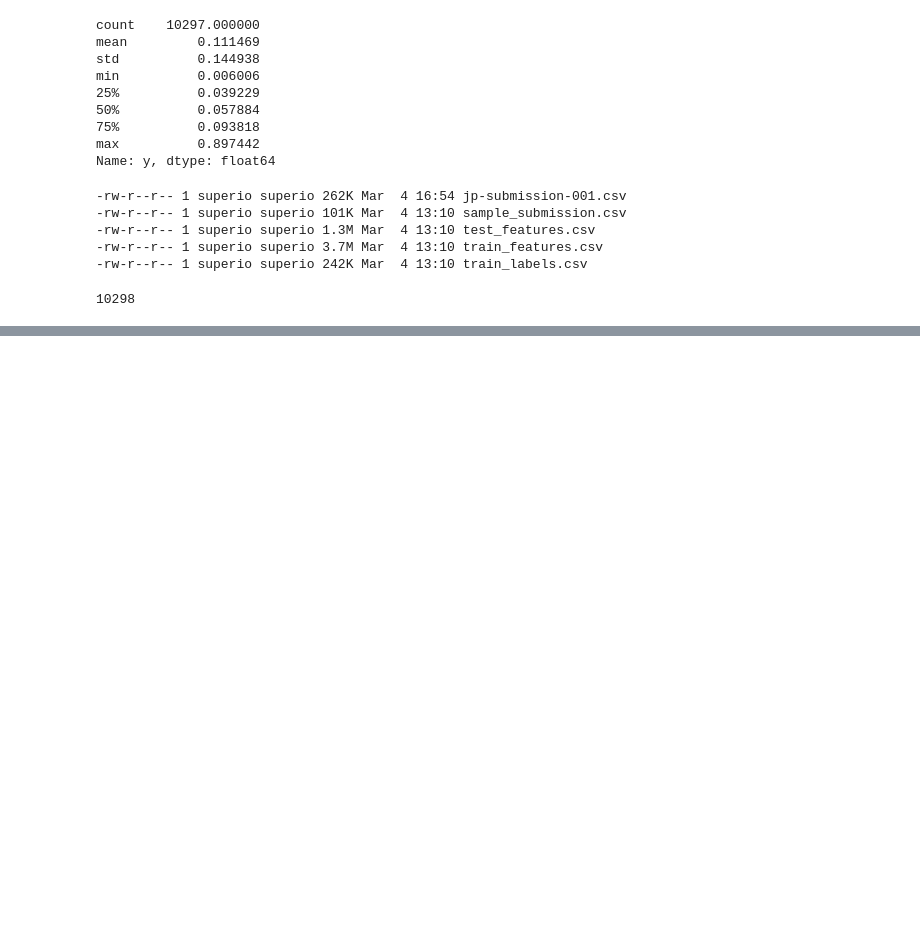
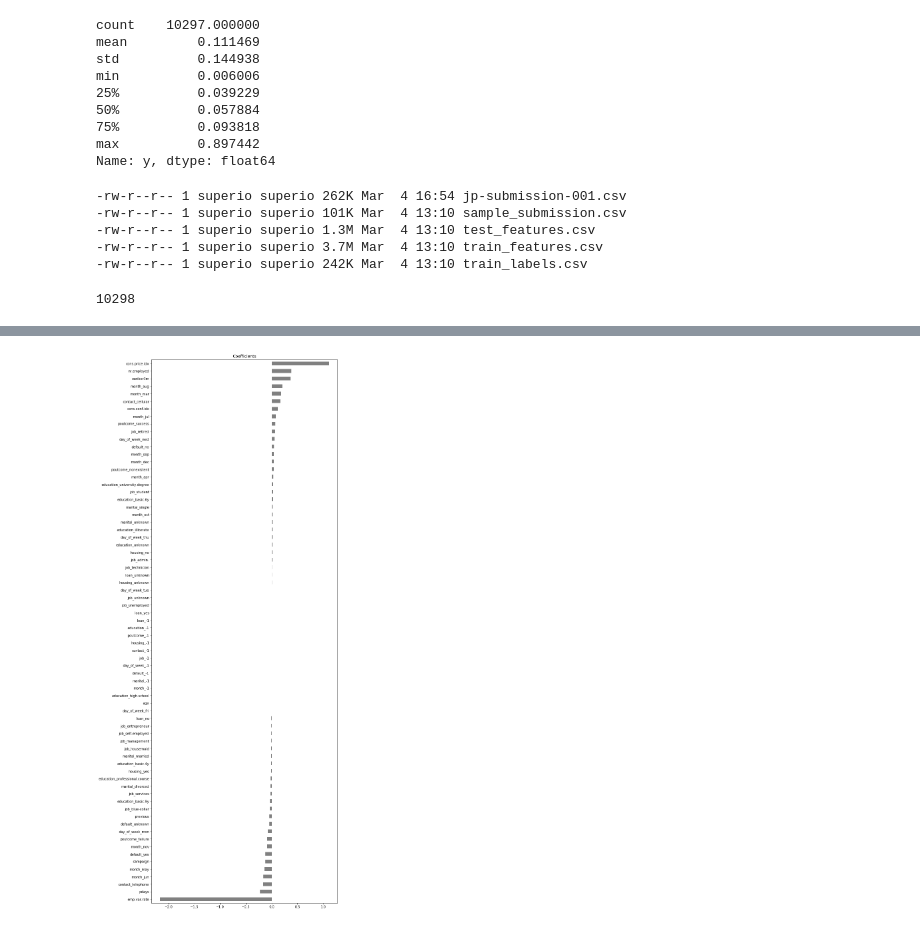
Before and after one commit to LambdaSchool/DS-Unit-2-Sprint-4-Model-Validation, a Jupyter notebook: module-1-begin-modeling-process/LS_DS_241_Begin_modeling_process.ipynb, the cells around one changed output, grey strips where cells are left out. Saved outputs shown, nothing was run; the diff lists cells and outputs as text; code cells hidden in the pictures; blank space fills up the shorter version.

```diff
--- a/module-1-begin-modeling-process/LS_DS_241_Begin_modeling_process.ipynb
+++ b/module-1-begin-modeling-process/LS_DS_241_Begin_modeling_process.ipynb
@@ -295,0 +336,29 @@ Name: y, dtype: float64
+# %%
+# Imports
+%matplotlib inline
+import warnings
+import category_encoders as ce
+import matplotlib.pyplot as plt
+import pandas as pd
+from sklearn.linear_model import LogisticRegression
+from sklearn.model_selection import cross_val_score
+from sklearn.pipeline import make_pipeline
+from sklearn.exceptions import DataConversionWarning
+from sklearn.preprocessing import StandardScaler
+warnings.filterwarnings(action='ignore', category=DataConversionWarning)
+
+# Load data
+X_train = pd.read_csv('train_features.csv').drop(columns='id')
+X_test  = pd.read_csv('test_features.csv').drop(columns='id')
+y_train = pd.read_csv('train_labels.csv')['y']
+sample_submission = pd.read_csv('sample_submission.csv')
+
+# Make pipeline
+pipeline = make_pipeline(
+    ce.OneHotEncoder(use_cat_names=True),
+    StandardScaler(),
+    LogisticRegression(solver='lbfgs', max_iter=1000)
+)
+
+# Cross-validation with training data
+cross_val_score(pipeline, X_train, y_train, scoring='roc_auc', cv=10, n_jobs=-1, verbose=10)
@@ -295,0 +372,17 @@ Name: y, dtype: float64
+# %%
+# (Re)fit on training data
+pipeline.fit(X_train, y_train)
+
+# Generate submission
+submission = sample_submission.copy()
+submission['y'] = pipeline.predict_proba(X_test)[:, 1]
+submission.to_csv('submission-001.csv', index=False)
+
+# Visualize coefficients
+plt.figure(figsize=(10,30))
+plt.title('Coefficients')
+coefficients = pipeline.named_steps['logisticregression'].coef_[0]
+feature_names = pipeline.named_steps['onehotencoder'].transform(X_train).columns
+pd.Series(coefficients, feature_names).sort_values().plot.barh(color='gray');
+# %% [output]
+[figure, added]
```
Also changed, not shown: parts of 17 cells of this notebook.
